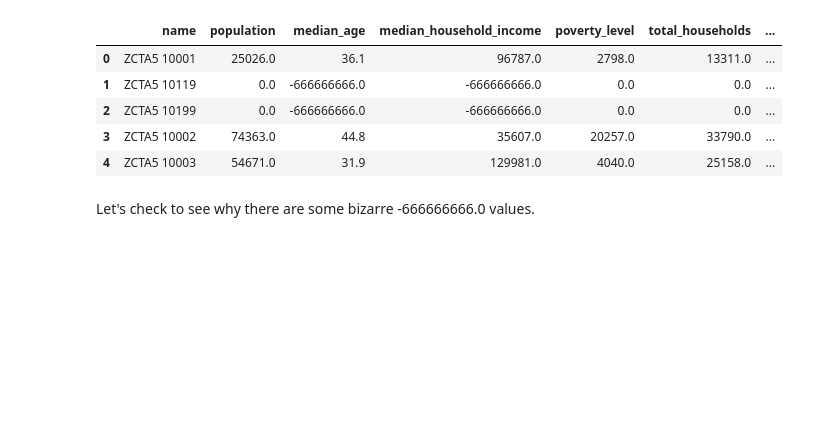
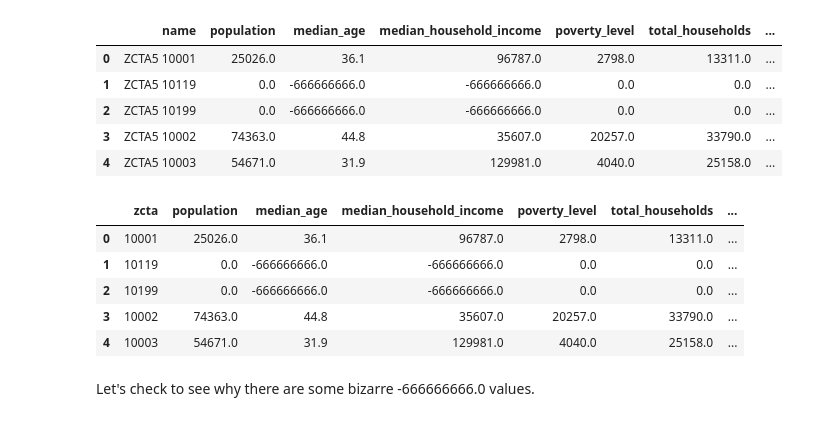
Before and after one commit to justinm0rgan/python_mapping, a Jupyter notebook: 01_data_gathering.ipynb, the cells around one changed output. Cells and saved outputs as stored; diff of their text form; code cells hidden in the pictures; blank space fills up the shorter version.

```diff
--- a/01_data_gathering.ipynb
+++ b/01_data_gathering.ipynb
@@ -177,6 +178,15 @@ df_acs_2020['name']=[name[6:] for name in df_acs_2020['name']]
 # %%
 # rename name to zcta
 df_acs_2020.rename(columns={'name':'zcta'}, inplace=True)
+# %%
+df_acs_2020.head()
+# %% [output]
+|  | zcta | population | median_age | median_household_income | poverty_level | total_households | ... |
+| 0 | 10001 | 25026.0 | 36.1 | 96787.0 | 2798.0 | 13311.0 | ... |
+| 1 | 10119 | 0.0 | -666666666.0 | -666666666.0 | 0.0 | 0.0 | ... |
+| 2 | 10199 | 0.0 | -666666666.0 | -666666666.0 | 0.0 | 0.0 | ... |
+| 3 | 10002 | 74363.0 | 44.8 | 35607.0 | 20257.0 | 33790.0 | ... |
+| 4 | 10003 | 54671.0 | 31.9 | 129981.0 | 4040.0 | 25158.0 | ... |
 # %% [markdown]
 Let's check to see why there are some bizarre -666666666.0 values.
 # %%
```
Also changed, not shown: parts of 4 cells of this notebook.
